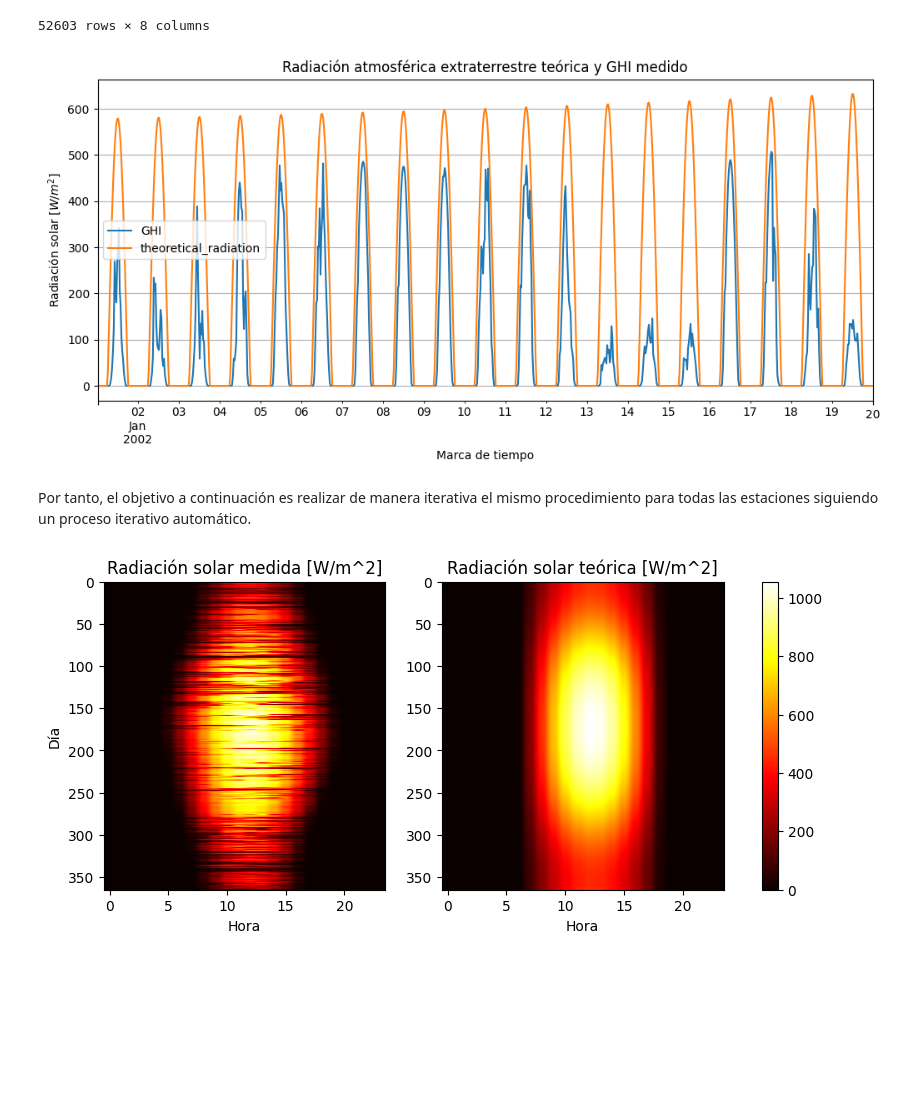
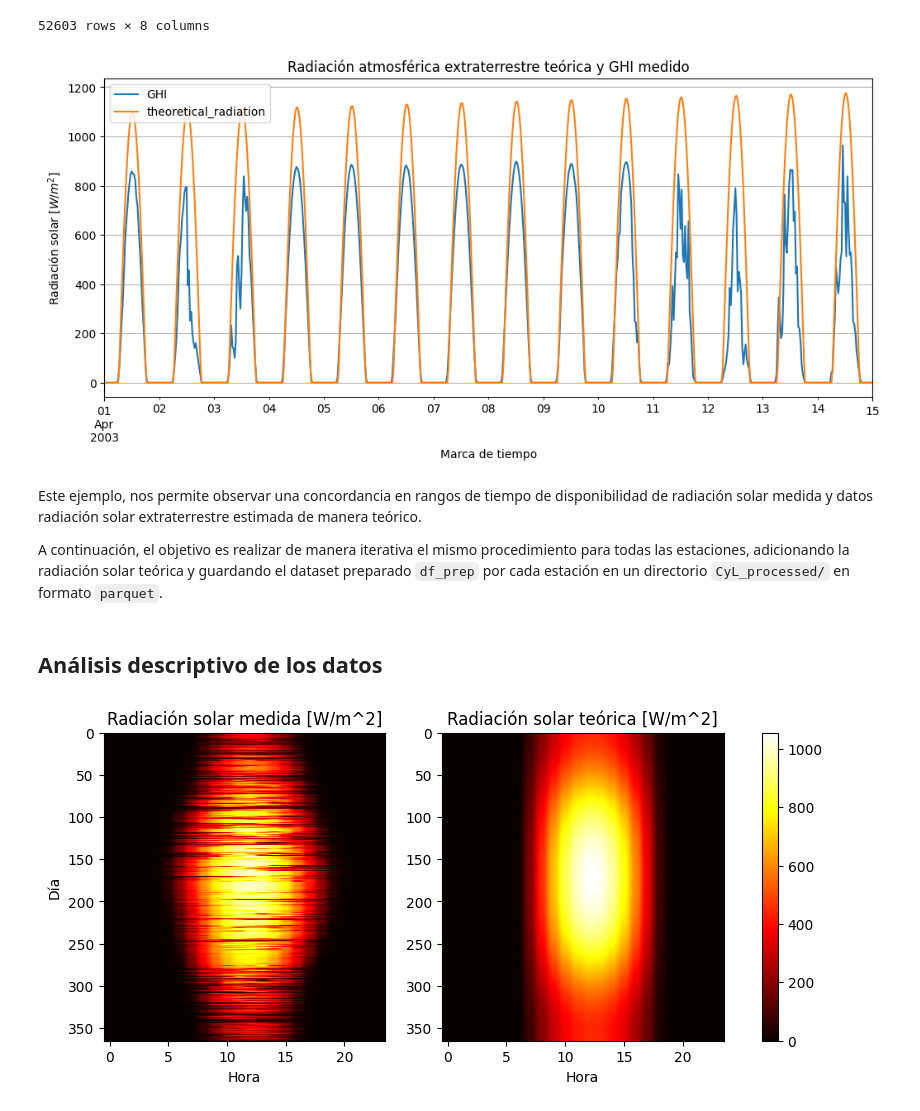
Before and after one commit to MoisesGuerreroUdeA/Seminario-Analitica-CDatos, a Jupyter notebook: jupyter/ME04/ME04.ipynb, the cells around one changed output. Saved outputs shown, nothing was run; the diff lists cells and outputs as text; code cells hidden in the pictures; blank space fills up the shorter version.

```diff
--- a/jupyter/ME04/ME04.ipynb
+++ b/jupyter/ME04/ME04.ipynb
@@ -319,16 +308,16 @@ def declinacion_solar(dia_anho):
     """
     return 23.5 * math.cos(math.radians((360 * (dia_anho - 172) / 365.)))
 
-def hora_solar(dia_anho, hora, longitud, longitud_del_uso, adelanto_hora_verano=0):
+def hora_solar(dia_anho, hora, longitud, longitud_del_huso, adelanto_hora_verano=0):
     """
     Realiza una corrección astronómica de la hora del día convencional
     transformandola en la hora solar.
     """
     M = dia_anho * 2. * math.pi / 365.24
     EoT = 229.19 * (-0.0334 * math.sin(math.radians(M)) + 0.04184 * math.sin(math.radians(2 * M + 3.5884)))
-    return 15 * (hora - adelanto_hora_verano - 12) + (longitud - longitud_del_uso) + EoT / 4.0
+    return 15 * (hora - adelanto_hora_verano - 12) + (longitud - longitud_del_huso) + EoT / 4.0
 
-def radiacion_solar_teorica(dia, hora, latitud, longitud, longitud_uso_horario, hora_verano=0):
+def radiacion_solar_teorica(dia, hora, latitud, longitud, longitud_huso_horario, hora_verano=0):
     """
     Obtiene la radiación solar teórica para un punto de la tierra, teniendo en
     cuenta la ubicación geográfica, la declinación, el parámetro solar S0 y la
@@ -336,13 +325,13 @@ def radiacion_solar_teorica(dia, hora, latitud, longitud, longitud_uso_horario,
     """
     S0 = radiacion_solar_S0(dia)
     inc = declinacion_solar(dia)
-    w = hora_solar(dia, hora, longitud, longitud_uso_horario, hora_verano)
+    w = hora_solar(dia, hora, longitud, longitud_huso_horario, hora_verano)
     S = S0 * math.sin(math.radians(90 - latitud + inc)) * math.cos(math.radians(w))
     return S if S>=0 else 0
 # %% [markdown]
 El siguiente ejemplo toma los datos de la estación de medición en Nava de Arévalo (AV01) y a partir de la latitud y longitud, así como la longitud del uso horario, permite obtener valores de GHI teórico.
 # %%
-longitud_uso = 0 # Longitud del uso horario en españa
+longitud_huso = 0 # Longitud del huso horario en españa
 
 # A partir de las funciones, adicionamos una columna de radiación teórica
 df_test = pd.read_csv("temp_CyL_stations/AV01.csv", sep = ',')
@@ -352,7 +341,7 @@ latitude = df_geo[df_geo.station_code == 'AV01']['latitude'].iloc[0]
 longitude = df_geo[df_geo.station_code == 'AV01']['longitude'].iloc[0]
 
 df_test['theoretical_radiation'] = df_test.apply(lambda row : radiacion_solar_teorica(row['timestamp'].dayofyear,
-                     row["timestamp"].hour + row["timestamp"].minute/60., latitude, longitude, longitud_uso), axis = 1)
+                     row["timestamp"].hour + row["timestamp"].minute/60., latitude, longitude, longitud_huso), axis = 1)
 
 df_test
 # %% [output]
@@ -370,14 +359,16 @@ df_test
 | 52602 | 2005-01-01 00:00:00 | 0.0 | 5.10 | 92.6 | 0.0 | 1.55 | 108.9 | 0.0 |
 52603 rows × 8 columns
 # %%
-df_test[df_test.timestamp.between('2002-01-01', '2002-01-20')].plot(x = 'timestamp', y = ['GHI', 'theoretical_radiation'], figsize = (12, 5))
+df_test[df_test.timestamp.between('2003-04-01', '2003-04-15')].plot(x = 'timestamp', y = ['GHI', 'theoretical_radiation'], figsize = (12, 5))
 plt.title("Radiación atmosférica extraterrestre teórica y GHI medido")
 plt.xlabel("Marca de tiempo")
 plt.ylabel("Radiación solar $[W/m^{2}]$")
 plt.grid()
 plt.legend()
 plt.show()
 # %% [output]
-[figure, old version]
+[figure, new version]
-# %% [markdown]
-Por tanto, el objetivo a continuación es realizar de manera iterativa el mismo procedimiento para todas las estaciones siguiendo un proceso iterativo automático.
+# %% [markdown]
+Este ejemplo, nos permite observar una concordancia en rangos de tiempo de disponibilidad de radiación solar medida y datos radiación solar extraterrestre estimada de manera teórico.
+
+A continuación, el objetivo es realizar de manera iterativa el mismo procedimiento para todas las estaciones, adicionando la radiación solar teórica y guardando el dataset preparado `df_prep` por cada estación en un directorio `CyL_processed/` en formato `parquet`.
@@ -384,3 +402,5 @@ Por tanto, el objetivo a continuación es realizar de manera iterativa el mismo
+# %% [markdown]
+## Análisis descriptivo de los datos
 # %%
 # Ejemplo año 2002 estación AV01 Nava de Arévalo
 latitud = df_geo[df_geo.station_code == 'AV01']['latitude'].iloc[0]
```
Also changed, not shown: parts of 10 cells of this notebook.
